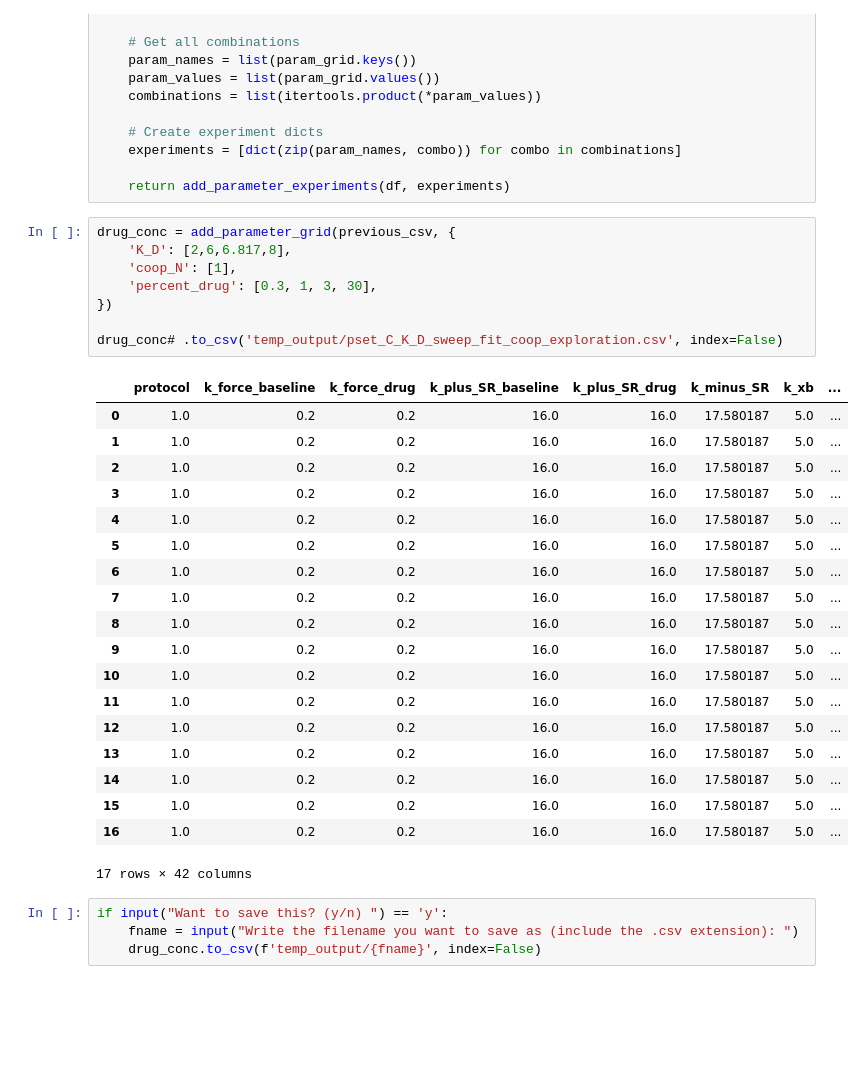
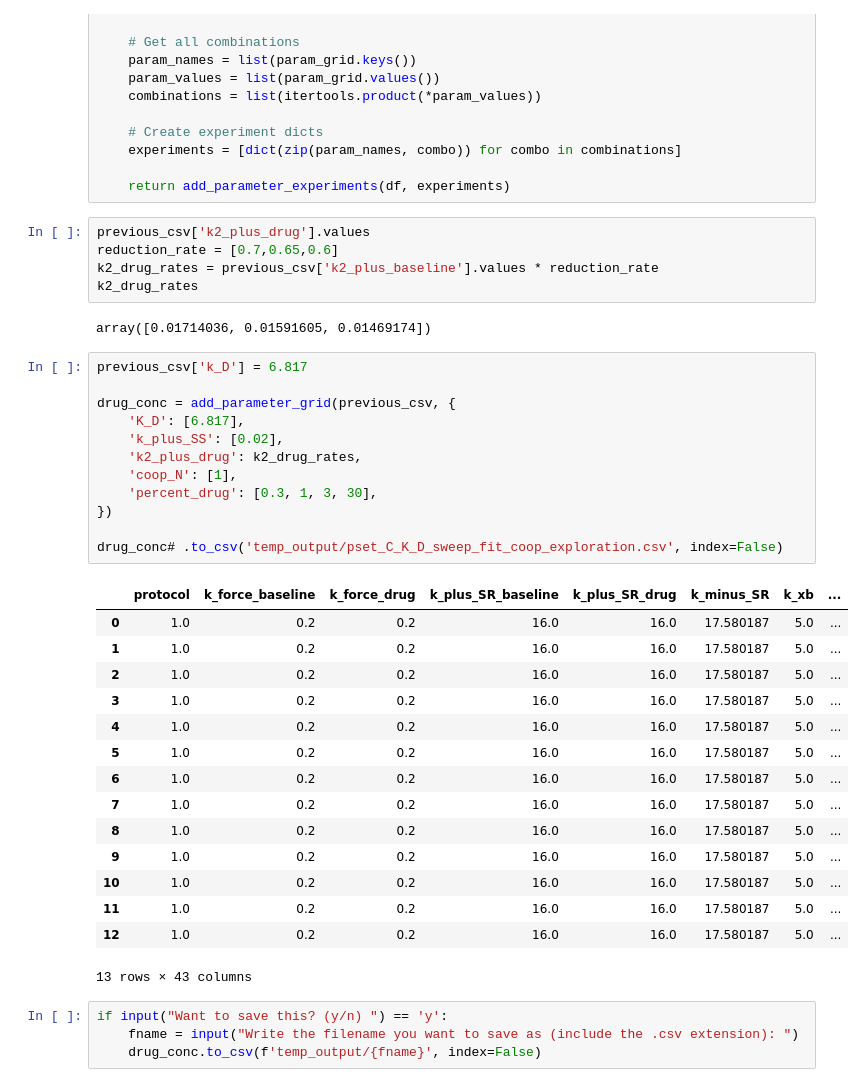
Before and after one commit to marcushock/dATP_multiscale_modeling, a Jupyter notebook: Misc_notebooks/parameter_input_generator.ipynb, the cells around one changed output. Drawn from its saved outputs; the diff is of its cells as text; blank space fills up the shorter version.

```diff
--- a/Misc_notebooks/parameter_input_generator.ipynb
+++ b/Misc_notebooks/parameter_input_generator.ipynb
@@ -170,34 +180,41 @@ def add_parameter_grid(df, param_grid):
     experiments = [dict(zip(param_names, combo)) for combo in combinations]
 
     return add_parameter_experiments(df, experiments)
+# %%
+previous_csv['k2_plus_drug'].values
+reduction_rate = [0.7,0.65,0.6]
+k2_drug_rates = previous_csv['k2_plus_baseline'].values * reduction_rate
+k2_drug_rates
+# %% [output]
+array([0.01714036, 0.01591605, 0.01469174])
 # %%
+previous_csv['k_D'] = 6.817
+
 drug_conc = add_parameter_grid(previous_csv, {
-    'K_D': [2,6,6.817,8],
+    'K_D': [6.817],
+    'k_plus_SS': [0.02],
+    'k2_plus_drug': k2_drug_rates,
     'coop_N': [1],
     'percent_drug': [0.3, 1, 3, 30],
 })
 
 drug_conc# .to_csv('temp_output/pset_C_K_D_sweep_fit_coop_exploration.csv', index=False)
 # %% [output]
 |  | protocol | k_force_baseline | k_force_drug | k_plus_SR_baseline | k_plus_SR_drug | k_minus_SR | k_xb | ... |
 | 0 | 1.0 | 0.2 | 0.2 | 16.0 | 16.0 | 17.580187 | 5.0 | ... |
 | 1 | 1.0 | 0.2 | 0.2 | 16.0 | 16.0 | 17.580187 | 5.0 | ... |
 | 2 | 1.0 | 0.2 | 0.2 | 16.0 | 16.0 | 17.580187 | 5.0 | ... |
 | 3 | 1.0 | 0.2 | 0.2 | 16.0 | 16.0 | 17.580187 | 5.0 | ... |
 | 4 | 1.0 | 0.2 | 0.2 | 16.0 | 16.0 | 17.580187 | 5.0 | ... |
 | 5 | 1.0 | 0.2 | 0.2 | 16.0 | 16.0 | 17.580187 | 5.0 | ... |
 | 6 | 1.0 | 0.2 | 0.2 | 16.0 | 16.0 | 17.580187 | 5.0 | ... |
 | 7 | 1.0 | 0.2 | 0.2 | 16.0 | 16.0 | 17.580187 | 5.0 | ... |
 | 8 | 1.0 | 0.2 | 0.2 | 16.0 | 16.0 | 17.580187 | 5.0 | ... |
 | 9 | 1.0 | 0.2 | 0.2 | 16.0 | 16.0 | 17.580187 | 5.0 | ... |
 | 10 | 1.0 | 0.2 | 0.2 | 16.0 | 16.0 | 17.580187 | 5.0 | ... |
 | 11 | 1.0 | 0.2 | 0.2 | 16.0 | 16.0 | 17.580187 | 5.0 | ... |
 | 12 | 1.0 | 0.2 | 0.2 | 16.0 | 16.0 | 17.580187 | 5.0 | ... |
-| 13 | 1.0 | 0.2 | 0.2 | 16.0 | 16.0 | 17.580187 | 5.0 | ... |
-| 14 | 1.0 | 0.2 | 0.2 | 16.0 | 16.0 | 17.580187 | 5.0 | ... |
-| 15 | 1.0 | 0.2 | 0.2 | 16.0 | 16.0 | 17.580187 | 5.0 | ... |
-| 16 | 1.0 | 0.2 | 0.2 | 16.0 | 16.0 | 17.580187 | 5.0 | ... |
-17 rows × 42 columns
+13 rows × 43 columns
 # %%
 if input("Want to save this? (y/n) ") == 'y':
     fname = input("Write the filename you want to save as (include the .csv extension): ")
```
Also changed, not shown: parts of 1 cell of this notebook.
